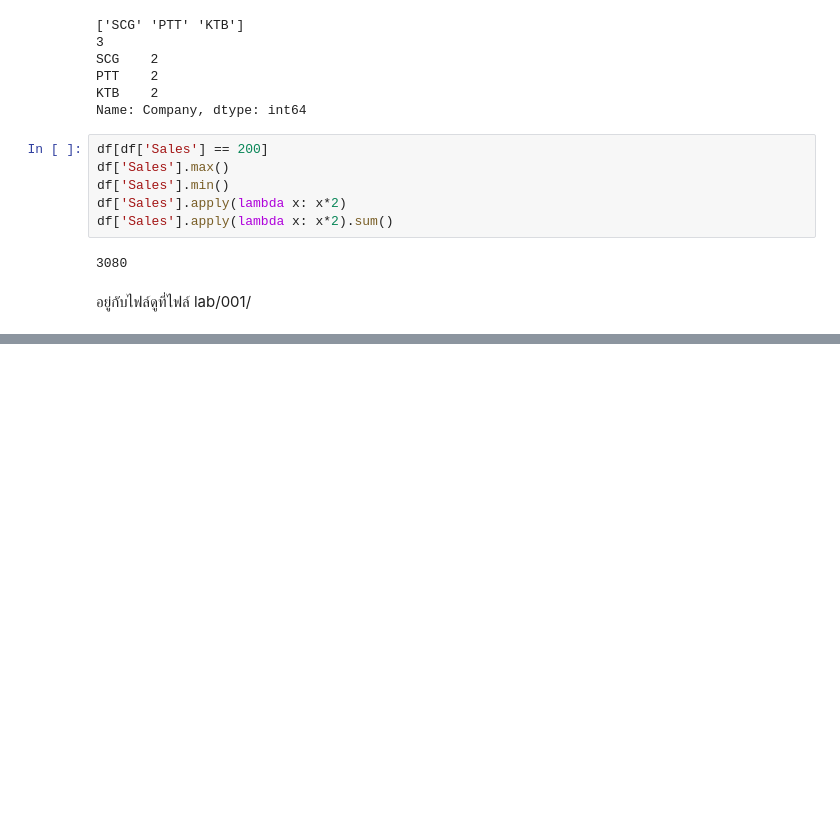
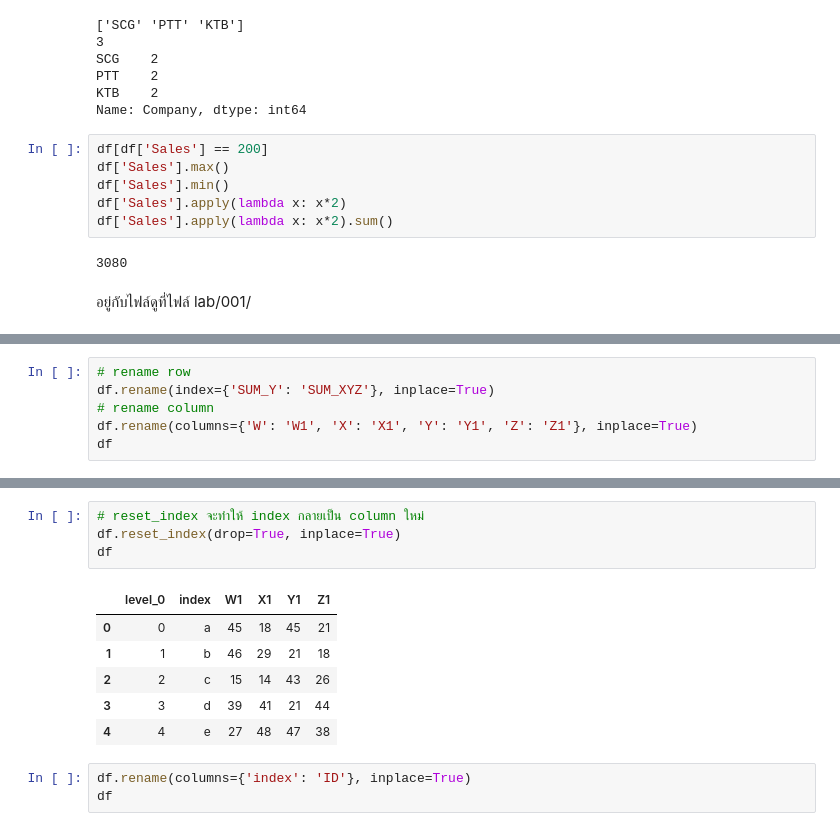
Before and after one commit to PuemMTH/01418323_IDS, a Jupyter notebook: Lab/Final.ipynb, the cells around one changed output, grey strips where cells are left out. Cells and saved outputs as stored; diff of their text form; blank space fills up the shorter version.

```diff
--- a/Lab/Final.ipynb
+++ b/Lab/Final.ipynb
@@ -631,0 +689,6 @@ for i in generator():
+# %%
+# rename row
+df.rename(index={'SUM_Y': 'SUM_XYZ'}, inplace=True)
+# rename column
+df.rename(columns={'W': 'W1', 'X': 'X1', 'Y': 'Y1', 'Z': 'Z1'}, inplace=True)
+df
@@ -631,0 +702,14 @@ for i in generator():
+# %%
+# reset_index จะทำให้ index กลายเป็น column ใหม่
+df.reset_index(drop=True, inplace=True)
+df
+# %% [output]
+|  | level_0 | index | W1 | X1 | Y1 | Z1 |
+| 0 | 0 | a | 45 | 18 | 45 | 21 |
+| 1 | 1 | b | 46 | 29 | 21 | 18 |
+| 2 | 2 | c | 15 | 14 | 43 | 26 |
+| 3 | 3 | d | 39 | 41 | 21 | 44 |
+| 4 | 4 | e | 27 | 48 | 47 | 38 |
+# %%
+df.rename(columns={'index': 'ID'}, inplace=True)
+df
```
Also changed, not shown: parts of 31 cells of this notebook, 2 other files.
